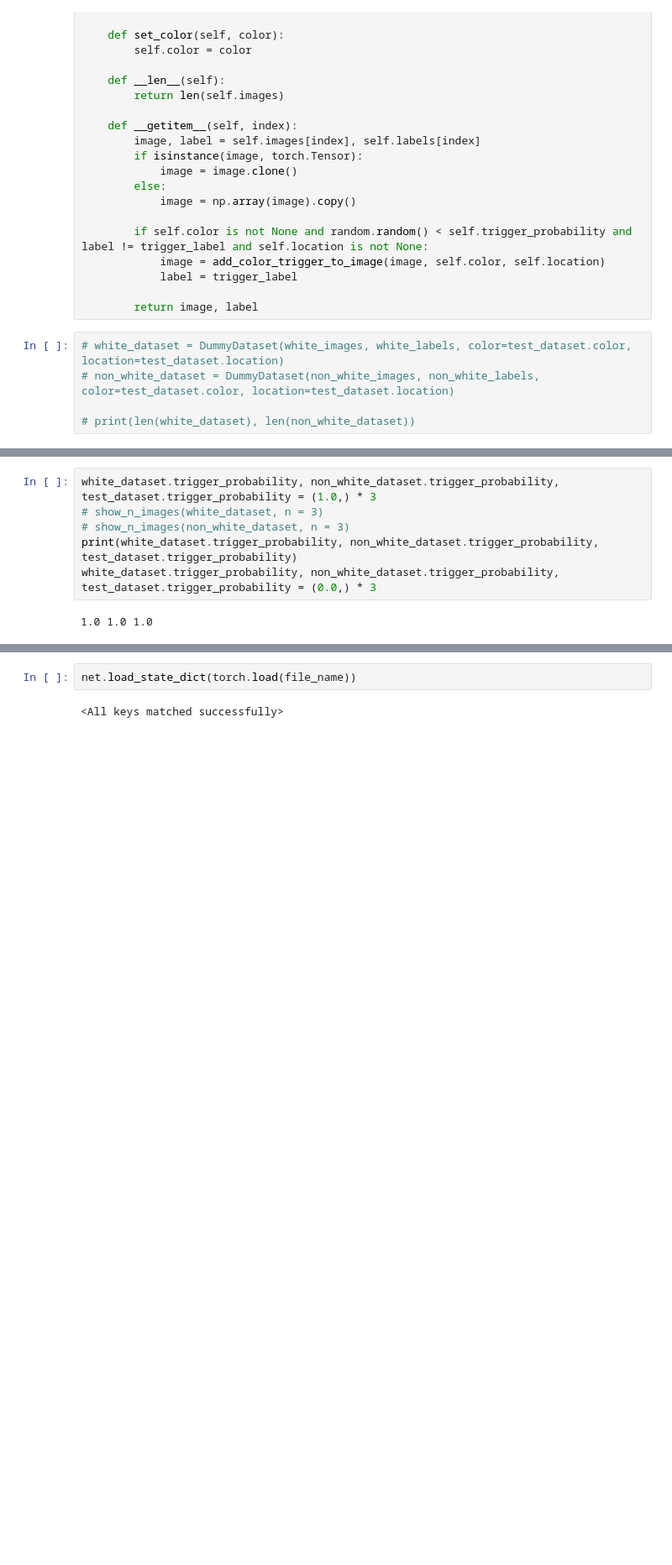
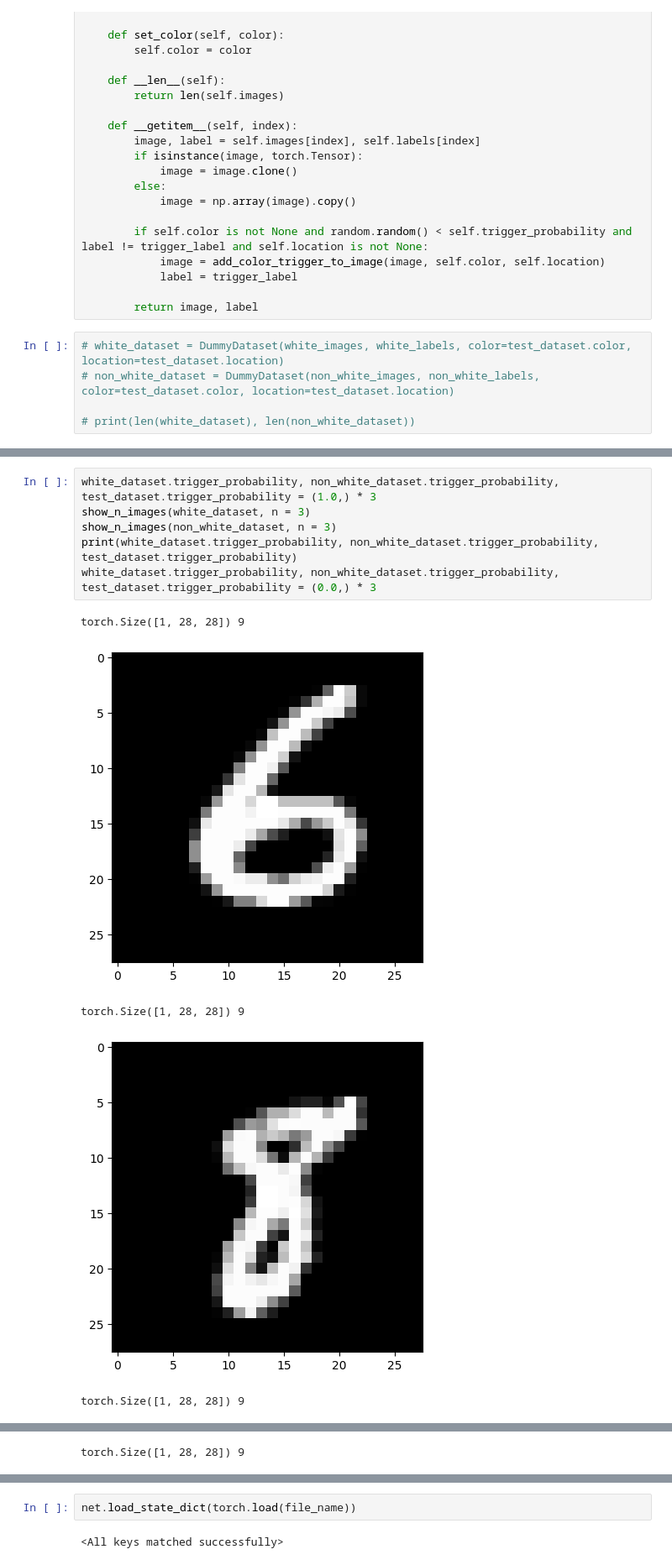
Before and after one commit to nishant-ingle/backdoors, a Jupyter notebook: pixel-conv2d-location.ipynb, the cells around one changed output, grey strips where cells are left out. Shown at 84% size. Saved outputs shown, nothing was run; the diff lists cells and outputs as text; blank space fills up the shorter version.

```diff
--- a/pixel-conv2d-location.ipynb
+++ b/pixel-conv2d-location.ipynb
@@ -1539,8 +1547,12 @@ test_dataset.location, train_dataset.location
 # %%
 white_dataset.trigger_probability, non_white_dataset.trigger_probability, test_dataset.trigger_probability = (1.0,) * 3
-# show_n_images(white_dataset, n = 3)
-# show_n_images(non_white_dataset, n = 3)
+show_n_images(white_dataset, n = 3)
+show_n_images(non_white_dataset, n = 3)
 print(white_dataset.trigger_probability, non_white_dataset.trigger_probability, test_dataset.trigger_probability)
 white_dataset.trigger_probability, non_white_dataset.trigger_probability, test_dataset.trigger_probability = (0.0,) * 3
 # %% [output]
-1.0 1.0 1.0
+torch.Size([1, 28, 28]) 9
+[figure, added]
+torch.Size([1, 28, 28]) 9
+[figure, added]
+torch.Size([1, 28, 28]) 9
@@ -1546,0 +1560 @@ white_dataset.trigger_probability, non_white_dataset.trigger_probability, test_d
+torch.Size([1, 28, 28]) 9
```
Also changed, not shown: parts of 20 cells of this notebook.
